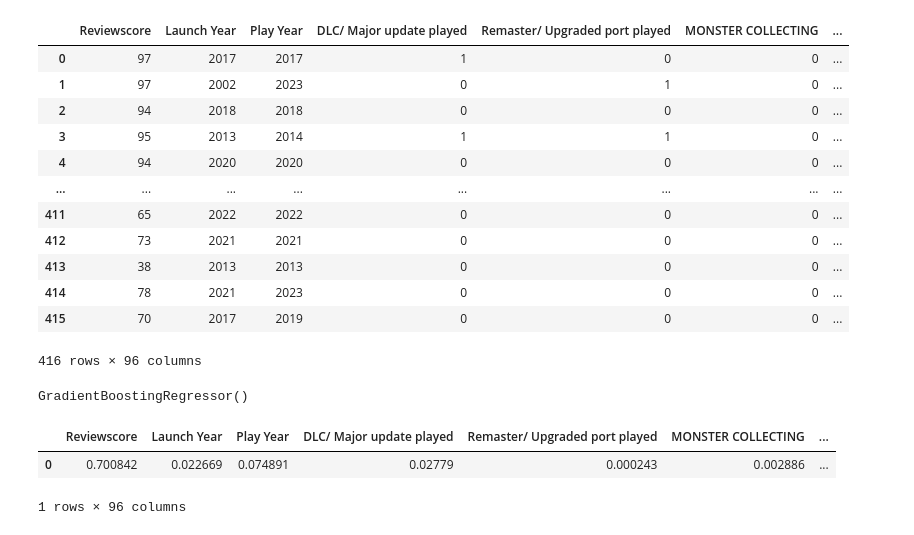
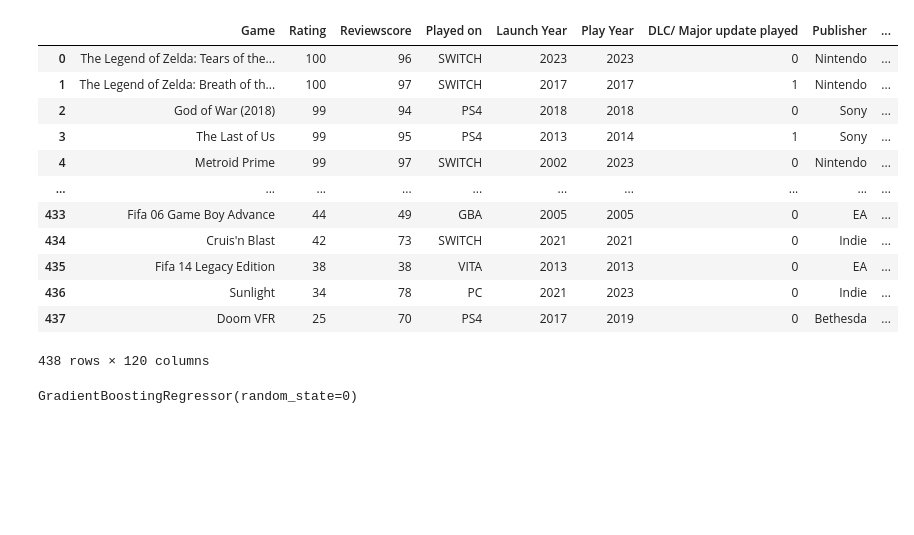
Before and after one commit to matthew-adams-optima/game_prediction_project, a Jupyter notebook: code/Model build.ipynb, the cells around one changed output. Saved outputs shown, nothing was run; the diff lists cells and outputs as text; code cells hidden in the pictures; blank space fills up the shorter version.

```diff
--- a/code/Model build.ipynb
+++ b/code/Model build.ipynb
@@ -42,4 +44,10 @@ remove_space = [s.strip(' ') for s in combine] #remove leading and trailing spac
 capitalize = [s.upper() for s in remove_space] #convert all characters to upper case
 kwords = set(capitalize) #remove duplicate list items
 kwords = list(kwords)
+
+# add new columns which track the keywords
+kw_data = raw_data.copy()
+kw_data['Key words'] = kw_data['Key words'].str.upper()
+for i in kwords:
+    kw_data[i] = kw_data['Key words'].apply(lambda x: 1 if str(i) in x else 0)
 # %%
@@ -51,45 +69,64 @@ for i in kwords:
 # %%
 # calculate play - launch field
-data.loc[data['Launch Year'] == data['Play Year'] - data['Launch Year'], 'Play at launch'] = 1
-data['Play at launch'].fillna(0, inplace=True)
+data['Play - launch'] = data['Play Year'] - data['Launch Year']
+data['Play - launch'].fillna(0, inplace=True)
 # calculate upgraded played field
-data.loc[data['Remaster Reviewscore'] == "", 'Remaster played'] = 1
+data.loc[np.isnan(data['Remaster Reviewscore']) == False, 'Remaster played'] = 1
 data['Remaster played'].fillna(0, inplace=True)
+# calculate any multiplayer field
+data['Key words'] = data['Key words'].str.upper()
+data.loc[data['Key words'].str.contains('MULTIPLAYER') == True, 'Any multiplayer'] = 1
+data['Any multiplayer'].fillna(0, inplace=True)
+# calculate any racing field
+data.loc[data['Key words'].str.contains('RACING') == True, 'Any racing'] = 1
+data['Any racing'].fillna(0, inplace=True)
+# calculate any sports field
+data.loc[data['Key words'].str.contains('SPORTS') == True, 'Any sports'] = 1
+data['Any sports'].fillna(0, inplace=True)
+# calculate any simulation field
+data.loc[data['Key words'].str.contains('SIMULATION') == True, 'Any simulation'] = 1
+data['Any simulation'].fillna(0, inplace=True)
+# calculate any strategy field
+data.loc[data['Key words'].str.contains('STRATEGY') == True, 'Any strategy'] = 1
+data['Any strategy'].fillna(0, inplace=True)
 # %%
 # convert the yes no fields to 1 or 0
 data['DLC/ Major update played'] = data['DLC/ Major update played'].replace({'Yes': 1, 'No': 0})
+# %%
+# tidy missing values
+data['Remaster Reviewscore'].fillna(0, inplace=True)
+# %%
+#have another look at the data
+data
+# %% [output]
+|  | Game | Rating | Reviewscore | Played on | Launch Year | Play Year | DLC/ Major update played | Publisher | ... |
+| 0 | The Legend of Zelda: Tears of the... | 100 | 96 | SWITCH | 2023 | 2023 | 0 | Nintendo | ... |
+| 1 | The Legend of Zelda: Breath of th... | 100 | 97 | SWITCH | 2017 | 2017 | 1 | Nintendo | ... |
+| 2 | God of War (2018) | 99 | 94 | PS4 | 2018 | 2018 | 0 | Sony | ... |
+| 3 | The Last of Us | 99 | 95 | PS4 | 2013 | 2014 | 1 | Sony | ... |
+| 4 | Metroid Prime | 99 | 97 | SWITCH | 2002 | 2023 | 0 | Nintendo | ... |
+| ... | ... | ... | ... | ... | ... | ... | ... | ... | ... |
+| 433 | Fifa 06 Game Boy Advance | 44 | 49 | GBA | 2005 | 2005 | 0 | EA | ... |
+| 434 | Cruis'n Blast | 42 | 73 | SWITCH | 2021 | 2021 | 0 | Indie | ... |
+| 435 | Fifa 14 Legacy Edition | 38 | 38 | VITA | 2013 | 2013 | 0 | EA | ... |
+| 436 | Sunlight | 34 | 78 | PC | 2021 | 2023 | 0 | Indie | ... |
+| 437 | Doom VFR | 25 | 70 | PS4 | 2017 | 2019 | 0 | Bethesda | ... |
+438 rows × 120 columns
 # %%
 # prep for model
 X = data.copy()
-X.drop(['Rating', 'Game', 'Me - Review', 'Percentile', 'Launch Platform(s)', 'Played on', 'Year(s) revisited/ continued/ earlier dabbled', 'Hours Played', 'Completion', 'Publisher', 'Developer', 'Franchise', 'Key words', 'Remaster Reviewscore', 'Remaster Release Year', 'Developer2'], axis = 1, inplace = True)
+X.drop(['Rating', 'Game', 'Played on', 'Publisher', 'Developer', 'Franchise', 'Key words', 'Remaster Release Year', 'Developer2'], axis = 1, inplace = True)
 y = data['Rating']
-X
+X_train, X_test, y_train, y_test = train_test_split(X, y, random_state=0)
-# %% [output]
-|  | Reviewscore | Launch Year | Play Year | DLC/ Major update played | Remaster/ Upgraded port played | MONSTER COLLECTING | ... |
-| 0 | 97 | 2017 | 2017 | 1 | 0 | 0 | ... |
-| 1 | 97 | 2002 | 2023 | 0 | 1 | 0 | ... |
-| 2 | 94 | 2018 | 2018 | 0 | 0 | 0 | ... |
-| 3 | 95 | 2013 | 2014 | 1 | 1 | 0 | ... |
-| 4 | 94 | 2020 | 2020 | 0 | 0 | 0 | ... |
-| ... | ... | ... | ... | ... | ... | ... | ... |
-| 411 | 65 | 2022 | 2022 | 0 | 0 | 0 | ... |
-| 412 | 73 | 2021 | 2021 | 0 | 0 | 0 | ... |
-| 413 | 38 | 2013 | 2013 | 0 | 0 | 0 | ... |
-| 414 | 78 | 2021 | 2023 | 0 | 0 | 0 | ... |
-| 415 | 70 | 2017 | 2019 | 0 | 0 | 0 | ... |
-416 rows × 96 columns
 # %%
 #initialize and fit model
-model = GradientBoostingRegressor()
-model.fit(X, y)
+model = GradientBoostingRegressor(random_state=0)
+model.fit(X_train, y_train)
 # %% [output]
-GradientBoostingRegressor()
+GradientBoostingRegressor(random_state=0)
 # %%
 # obtain feature importances
 importance = model.feature_importances_
 importances_df = pd.DataFrame([importance], columns = X.columns)
-importances_df
+importances_df = importances_df.transpose()
+importances_df.to_csv('../data/feature_importances.csv') # send importances to csv
-# %% [output]
-|  | Reviewscore | Launch Year | Play Year | DLC/ Major update played | Remaster/ Upgraded port played | MONSTER COLLECTING | ... |
-| 0 | 0.700842 | 0.022669 | 0.074891 | 0.02779 | 0.000243 | 0.002886 | ... |
-1 rows × 96 columns
```
Also changed, not shown: parts of 8 cells of this notebook, 3 other files.
